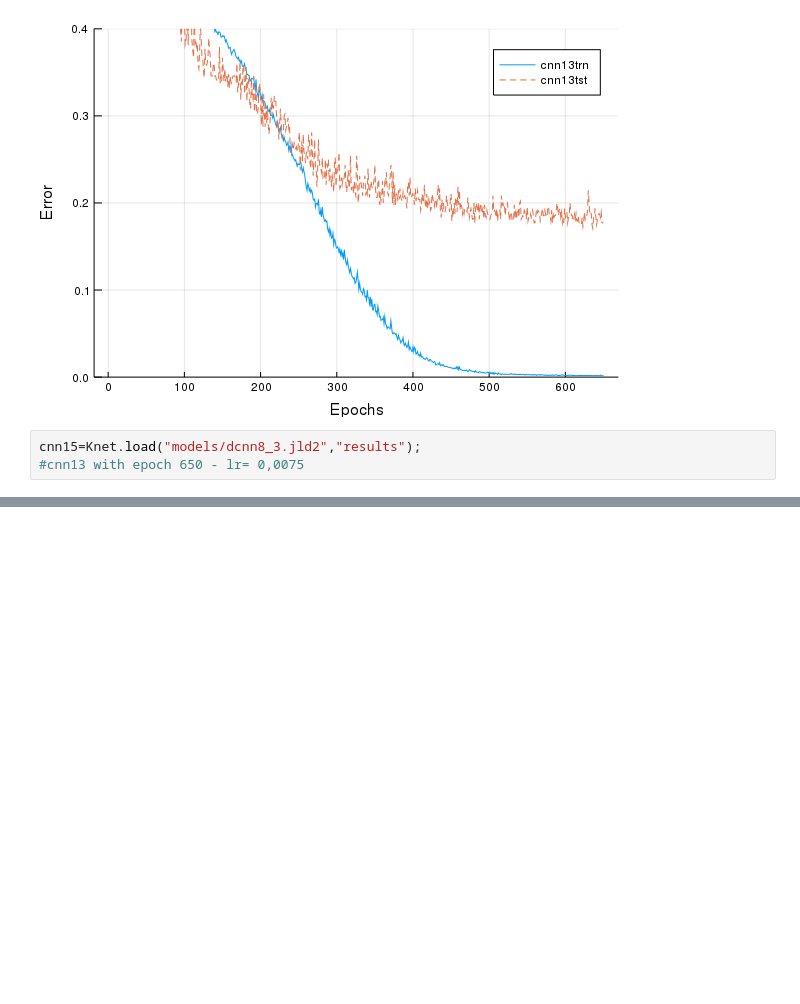
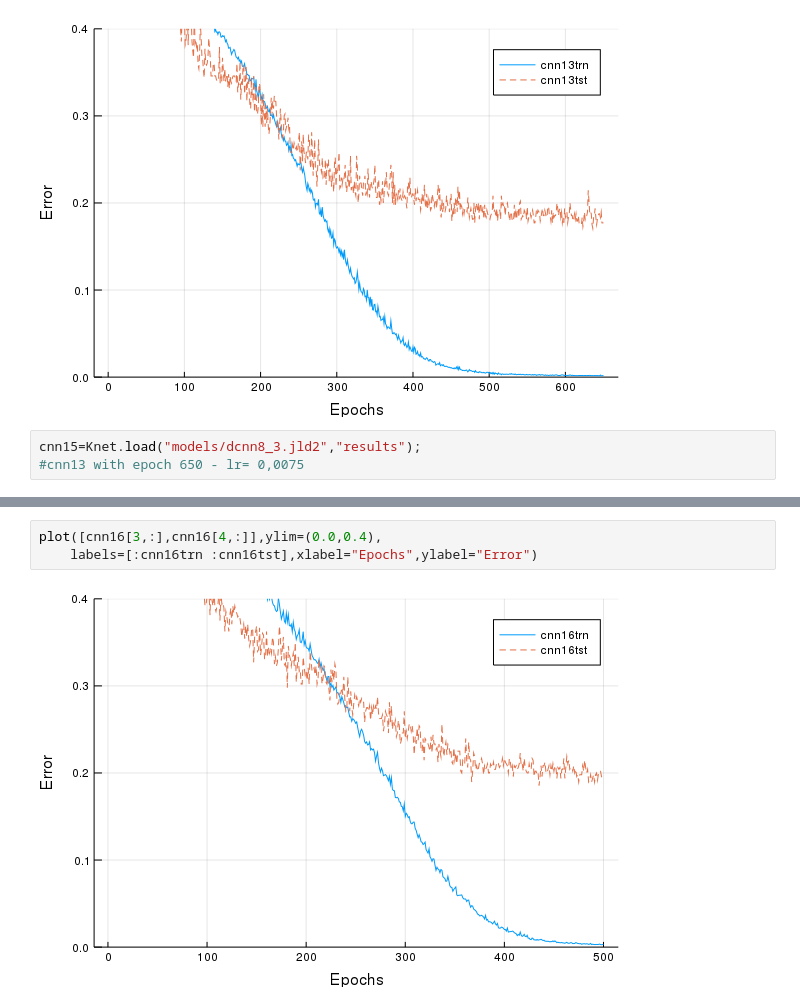
Before and after one commit to alabrashJr/DCNN-Julia, a Jupyter notebook: DCNN-lastModel .ipynb, the cells around one changed output, grey strips where cells are left out. Saved outputs shown, nothing was run; the diff lists cells and outputs as text; blank space fills up the shorter version.

```diff
--- a/DCNN-lastModel .ipynb
+++ b/DCNN-lastModel .ipynb
@@ -207,0 +69,5 @@ plot([cnn14[1,:],cnn14[2,:]],ylim=(0.0,1.5),
+# %%
+plot([cnn16[3,:],cnn16[4,:]],ylim=(0.0,0.4),
+    labels=[:cnn16trn :cnn16tst],xlabel="Epochs",ylabel="Error")
+# %% [output]
+[figure, added]
```
Also changed, not shown: parts of 22 cells of this notebook.
